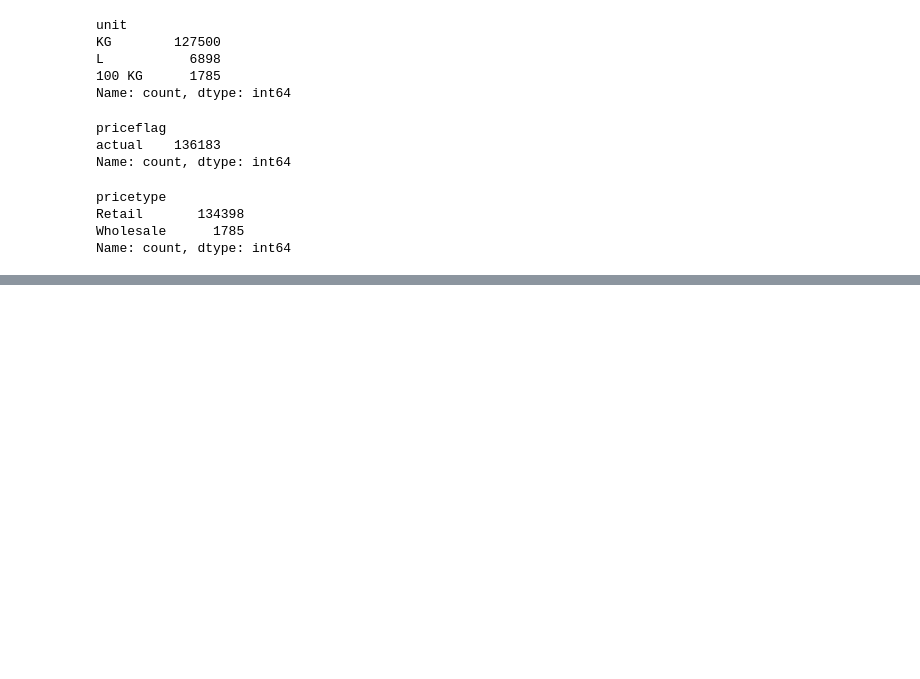
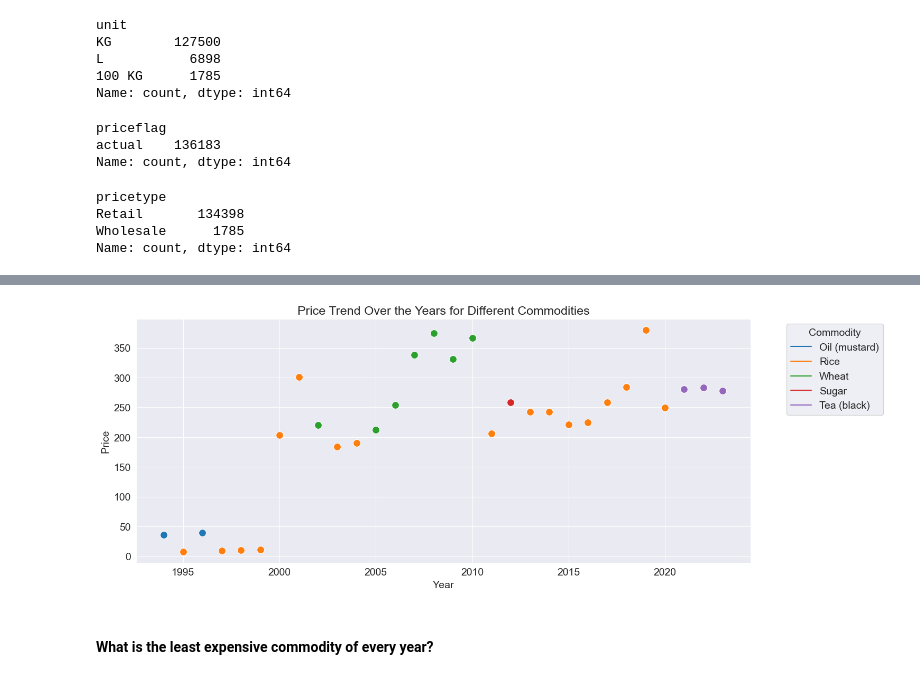
Before and after one commit to rbhattar07/Indian---Food-Prices-, a Jupyter notebook: main.ipynb, the cells around one changed output, grey strips where cells are left out. Saved outputs shown, nothing was run; the diff lists cells and outputs as text; code cells hidden in the pictures; blank space fills up the shorter version.

```diff
--- a/main.ipynb
+++ b/main.ipynb
@@ -279,0 +266,8 @@ df
+# %%
+results = df.groupby(['year', 'commodity'], as_index=False)['price'].mean()
+
+max_index = results.groupby('year')['price'].idxmax()
+
+most_expensive_commodity_per_year = results.iloc[max_index]
+
+print(most_expensive_commodity_per_year)
@@ -279,0 +292,15 @@ df
+# %%
+plt.figure(figsize=(15, 6))
+
+sns.lineplot(x='year', y='price', hue='commodity', data=most_expensive_commodity_per_year, marker='o', linestyle='', markersize=10)
+
+plt.title('Price Trend Over the Years for Different Commodities')
+plt.xlabel('Year')
+plt.ylabel('Price')
+plt.legend(title='Commodity', bbox_to_anchor=(1.05, 1), loc='upper left')
+plt.grid(True)
+plt.show()
+# %% [output]
+[figure, added]
+# %% [markdown]
+#### What is the least expensive commodity of every year?
```
Also changed, not shown: parts of 6 cells of this notebook.
